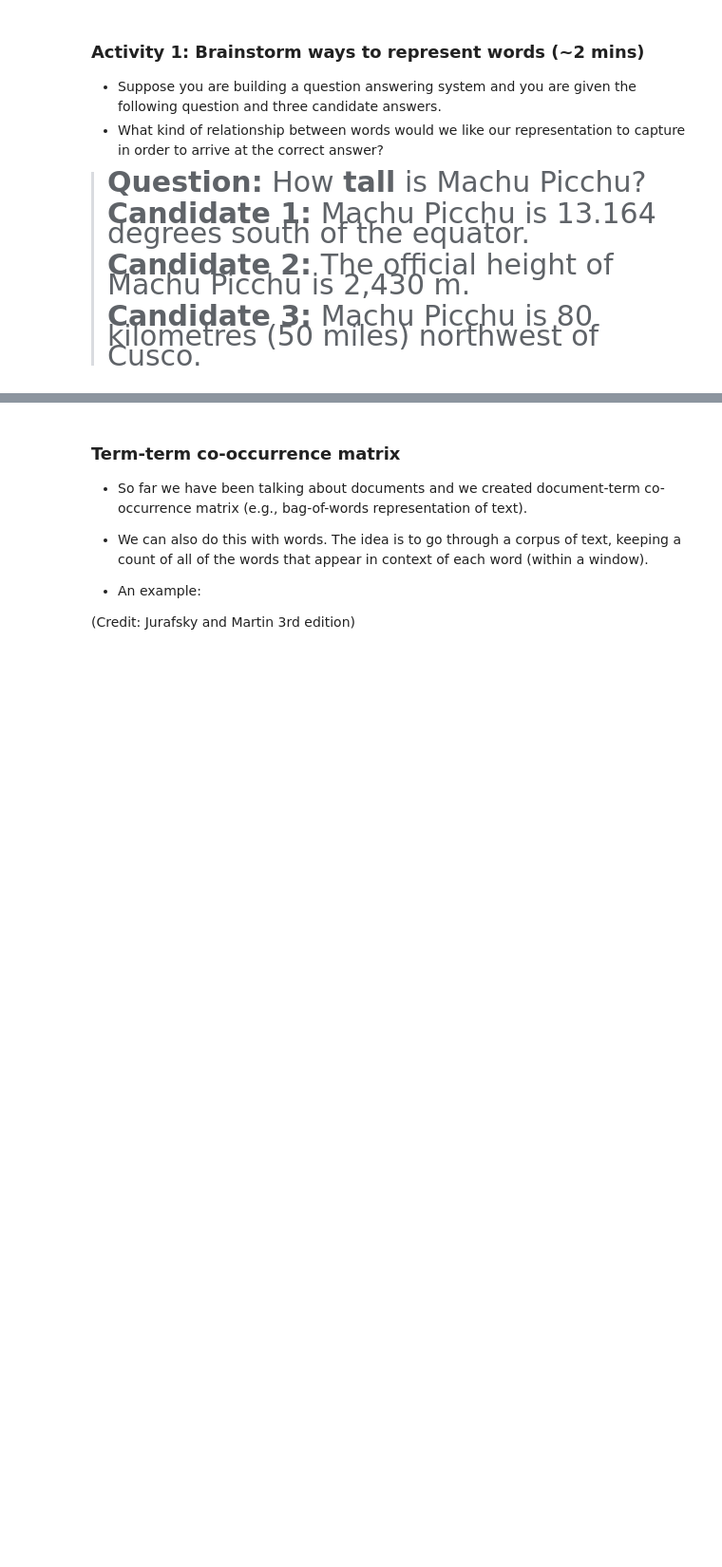
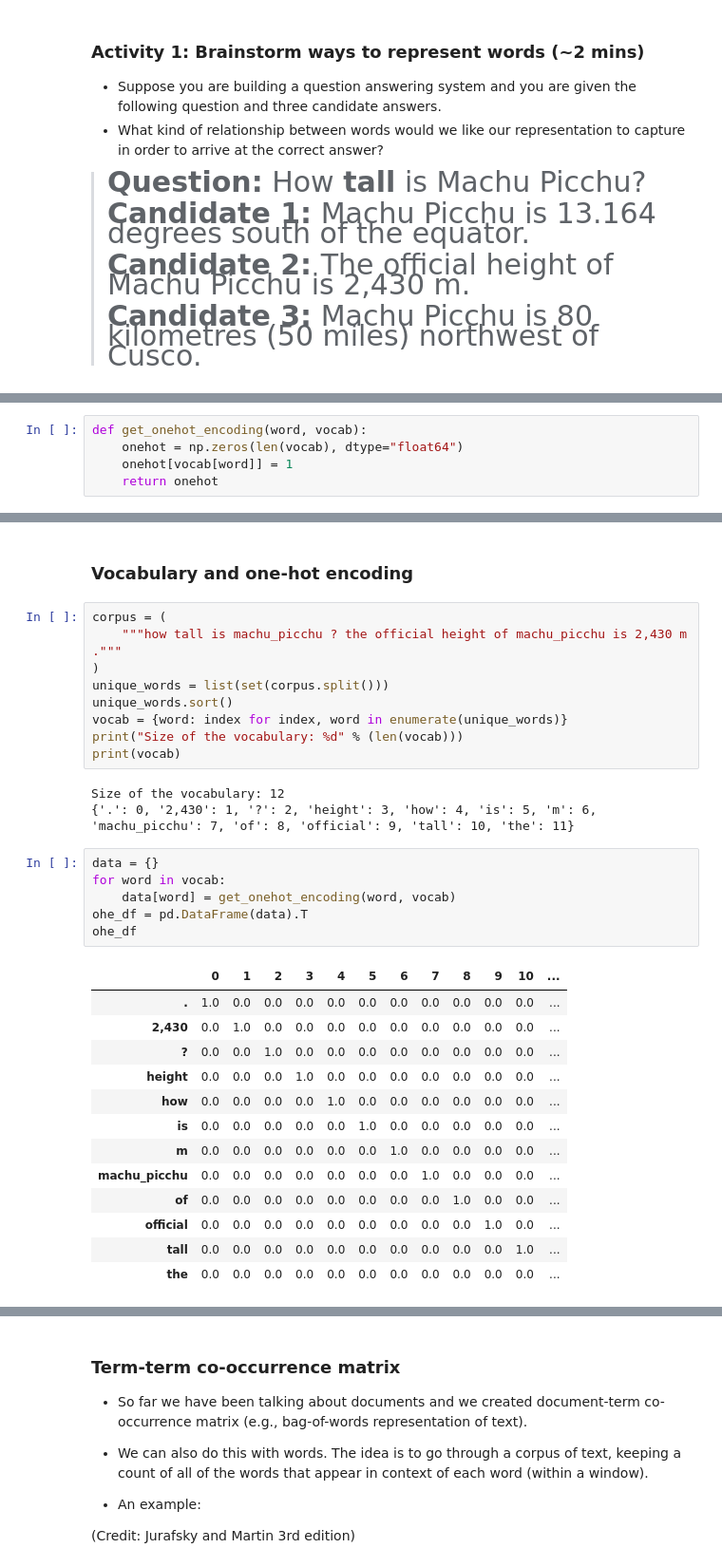
Before and after one commit to UBC-CS/cpsc330-2023W1, a Jupyter notebook: lectures/17_natural-language-processing.ipynb, the cells around one changed output, grey strips where cells are left out. Shown at 95% size. Cells and saved outputs as stored; diff of their text form; blank space fills up the shorter version.

```diff
--- a/lectures/17_natural-language-processing.ipynb
+++ b/lectures/17_natural-language-processing.ipynb
@@ -225,0 +349,5 @@ Canada (A.G.) v. Igloo Vikski Inc. was a tariff code case that made its way to t
+# %%
+def get_onehot_encoding(word, vocab):
+    onehot = np.zeros(len(vocab), dtype="float64")
+    onehot[vocab[word]] = 1
+    return onehot
@@ -225,0 +381,34 @@ Canada (A.G.) v. Igloo Vikski Inc. was a tariff code case that made its way to t
+# %% [markdown]
+### Vocabulary and one-hot encoding
+# %%
+corpus = (
+    """how tall is machu_picchu ? the official height of machu_picchu is 2,430 m ."""
+)
+unique_words = list(set(corpus.split()))
+unique_words.sort()
+vocab = {word: index for index, word in enumerate(unique_words)}
+print("Size of the vocabulary: %d" % (len(vocab)))
+print(vocab)
+# %% [output]
+Size of the vocabulary: 12
+{'.': 0, '2,430': 1, '?': 2, 'height': 3, 'how': 4, 'is': 5, 'm': 6, 'machu_picchu': 7, 'of': 8, 'official': 9, 'tall': 10, 'the': 11}
+# %%
+data = {}
+for word in vocab:
+    data[word] = get_onehot_encoding(word, vocab)
+ohe_df = pd.DataFrame(data).T
+ohe_df
+# %% [output]
+|  | 0 | 1 | 2 | 3 | 4 | 5 | 6 | 7 | 8 | 9 | 10 | ... |
+| . | 1.0 | 0.0 | 0.0 | 0.0 | 0.0 | 0.0 | 0.0 | 0.0 | 0.0 | 0.0 | 0.0 | ... |
+| 2,430 | 0.0 | 1.0 | 0.0 | 0.0 | 0.0 | 0.0 | 0.0 | 0.0 | 0.0 | 0.0 | 0.0 | ... |
+| ? | 0.0 | 0.0 | 1.0 | 0.0 | 0.0 | 0.0 | 0.0 | 0.0 | 0.0 | 0.0 | 0.0 | ... |
+| height | 0.0 | 0.0 | 0.0 | 1.0 | 0.0 | 0.0 | 0.0 | 0.0 | 0.0 | 0.0 | 0.0 | ... |
+| how | 0.0 | 0.0 | 0.0 | 0.0 | 1.0 | 0.0 | 0.0 | 0.0 | 0.0 | 0.0 | 0.0 | ... |
+| is | 0.0 | 0.0 | 0.0 | 0.0 | 0.0 | 1.0 | 0.0 | 0.0 | 0.0 | 0.0 | 0.0 | ... |
+| m | 0.0 | 0.0 | 0.0 | 0.0 | 0.0 | 0.0 | 1.0 | 0.0 | 0.0 | 0.0 | 0.0 | ... |
+| machu_picchu | 0.0 | 0.0 | 0.0 | 0.0 | 0.0 | 0.0 | 0.0 | 1.0 | 0.0 | 0.0 | 0.0 | ... |
+| of | 0.0 | 0.0 | 0.0 | 0.0 | 0.0 | 0.0 | 0.0 | 0.0 | 1.0 | 0.0 | 0.0 | ... |
+| official | 0.0 | 0.0 | 0.0 | 0.0 | 0.0 | 0.0 | 0.0 | 0.0 | 0.0 | 1.0 | 0.0 | ... |
+| tall | 0.0 | 0.0 | 0.0 | 0.0 | 0.0 | 0.0 | 0.0 | 0.0 | 0.0 | 0.0 | 1.0 | ... |
+| the | 0.0 | 0.0 | 0.0 | 0.0 | 0.0 | 0.0 | 0.0 | 0.0 | 0.0 | 0.0 | 0.0 | ... |
```
Also changed, not shown: parts of 46 cells of this notebook.
